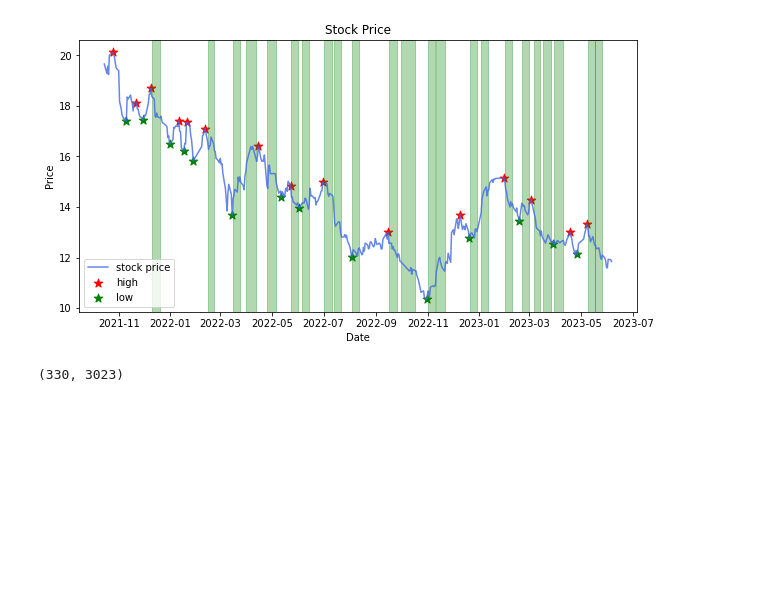
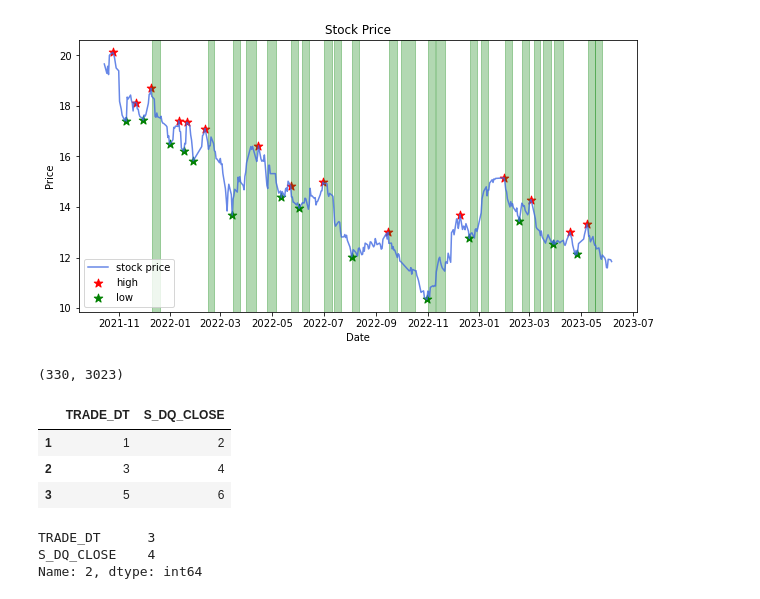
Before and after one commit to QsbpGroup/quant-stat-baby-project, a Jupyter notebook: 1.ipynb, the cells around one changed output. Drawn from its saved outputs; the diff is of its cells as text; code cells hidden in the pictures; blank space fills up the shorter version.

```diff
--- a/1.ipynb
+++ b/1.ipynb
@@ -129,3 +129,19 @@ Current file path is /Users/kai/Desktop/qs/data_csv_distinct_0606/000001.SZ.csv
 当前参数组合: max_len_of_window = 40, min_len_of_window = 5, gamma = 0.4
 [figure]
 (330, 3023)
+# %%
+import pandas as pd
+# initialize a dataframe with 2cols and 3 rows
+df = pd.DataFrame(columns=['TRADE_DT', 'S_DQ_CLOSE'], data=[[1,2],[3,4],[5,6]], index=[1,2,3])
+df
+# %% [output]
+|  | TRADE_DT | S_DQ_CLOSE |
+| 1 | 1 | 2 |
+| 2 | 3 | 4 |
+| 3 | 5 | 6 |
+# %%
+df.iloc[1]
+# %% [output]
+TRADE_DT      3
+S_DQ_CLOSE    4
+Name: 2, dtype: int64
```
Also changed, not shown: 4 other files.
